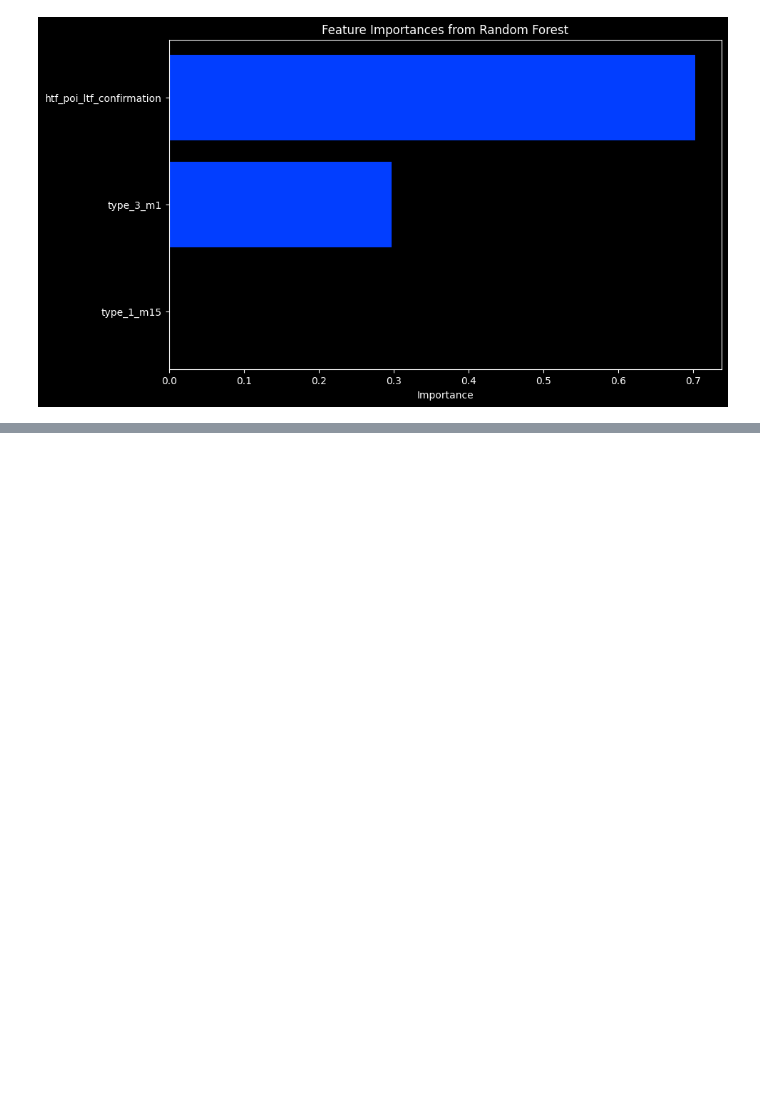
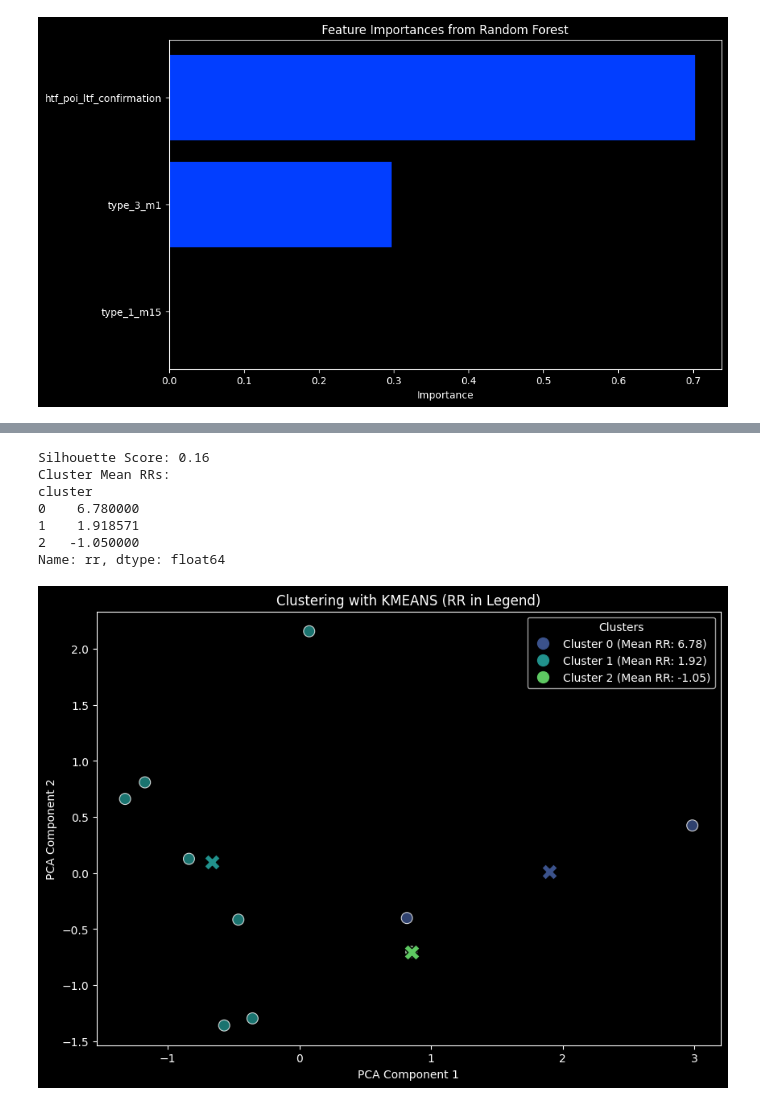
Before and after one commit to put101/trade_journal, a Jupyter notebook: analysis.ipynb, the cells around one changed output, grey strips where cells are left out. Saved outputs shown, nothing was run; the diff lists cells and outputs as text; code cells hidden in the pictures; blank space fills up the shorter version.

```diff
--- a/analysis.ipynb
+++ b/analysis.ipynb
@@ -320,0 +368,77 @@ plt.show()
+# %%
+from sklearn.preprocessing import StandardScaler
+from sklearn.decomposition import PCA
+from sklearn.cluster import KMeans
+from sklearn.metrics import silhouette_score
+import matplotlib.pyplot as plt
+import seaborn as sns
+import matplotlib.lines as mlines
+
+def plot_clustering_with_rr_in_legend(df, features, clustering_algo='kmeans', n_clusters=3):
+    # Scale the features
+    scaler = StandardScaler()
+    X = scaler.fit_transform(df[features])
+
+    # Apply PCA for visualization
+    pca = PCA(n_components=2)
+    X_pca = pca.fit_transform(X)
+
+    # Choose clustering algorithm
+    if clustering_algo == 'kmeans':
+        model = KMeans(n_clusters=n_clusters, random_state=42)
+    else:
+        raise ValueError("Only 'kmeans' is currently supported.")
+
+    # Fit and predict clusters
+    df['cluster'] = model.fit_predict(X)
+    centroids = model.cluster_centers_
+    centroids_pca = pca.transform(centroids)
+
+    # Compute cluster mean RR
+    cluster_rr_means = df.groupby('cluster')['rr'].mean()
+
+    # Silhouette Score
+    score = silhouette_score(X, df['cluster'])
+    print(f"Silhouette Score: {score:.2f}")
+    print(f"Cluster Mean RRs:\n{cluster_rr_means}\n")
+
+    # Define a color palette
+    palette = sns.color_palette("viridis", as_cmap=False, n_colors=n_clusters)
+
+    # Plot clusters in 2D PCA space
+    plt.figure(figsize=(10, 7))
+    sns.scatterplot(
+        x=X_pca[:, 0], y=X_pca[:, 1], hue=df['cluster'], palette=palette, s=100, alpha=0.8, legend=False
+    )
+
+    # Plot cluster centroids
+    for idx, (x, y) in enumerate(zip(centroids_pca[:, 0], centroids_pca[:, 1])):
+        plt.scatter(x, y, color=palette[idx], s=200, marker='X', edgecolors='black', zorder=5)
+
+    # Add custom legend with cluster mean RRs
+    legend_handles = [
+        mlines.Line2D(
+            [], [], color=palette[idx], marker='o', linestyle='', markersize=10,
+            label=f"Cluster {idx} (Mean RR: {mean_rr:.2f})"
+        )
+        for idx, mean_rr in cluster_rr_means.items()
+    ]
+    plt.legend(handles=legend_handles, title="Clusters", loc="upper right")
+
+    plt.title(f'Clustering with {clustering_algo.upper()} (RR in Legend)')
+    plt.xlabel('PCA Component 1')
+    plt.ylabel('PCA Component 2')
+    plt.show()
+
+# Feature selection
+selected_features = ['rr', 'return_points', 'initial_risk_reward', 'type_1_m15', 'type_3_m1']
+plot_clustering_with_rr_in_legend(full_df, features=selected_features, clustering_algo='kmeans', n_clusters=3)
+# %% [output]
+Silhouette Score: 0.16
+Cluster Mean RRs:
+cluster
+0    6.780000
+1    1.918571
+2   -1.050000
+Name: rr, dtype: float64
+[figure, added]
```
Also changed, not shown: parts of 15 cells of this notebook.
